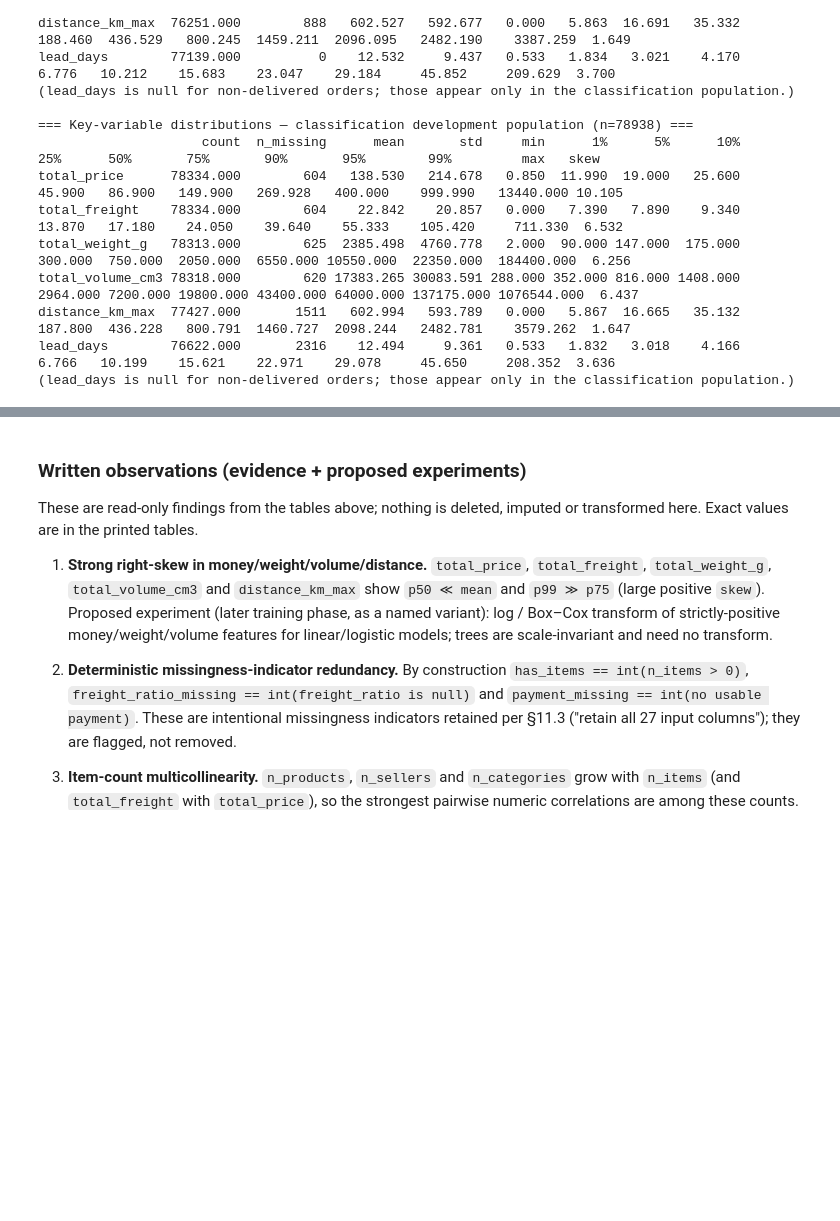
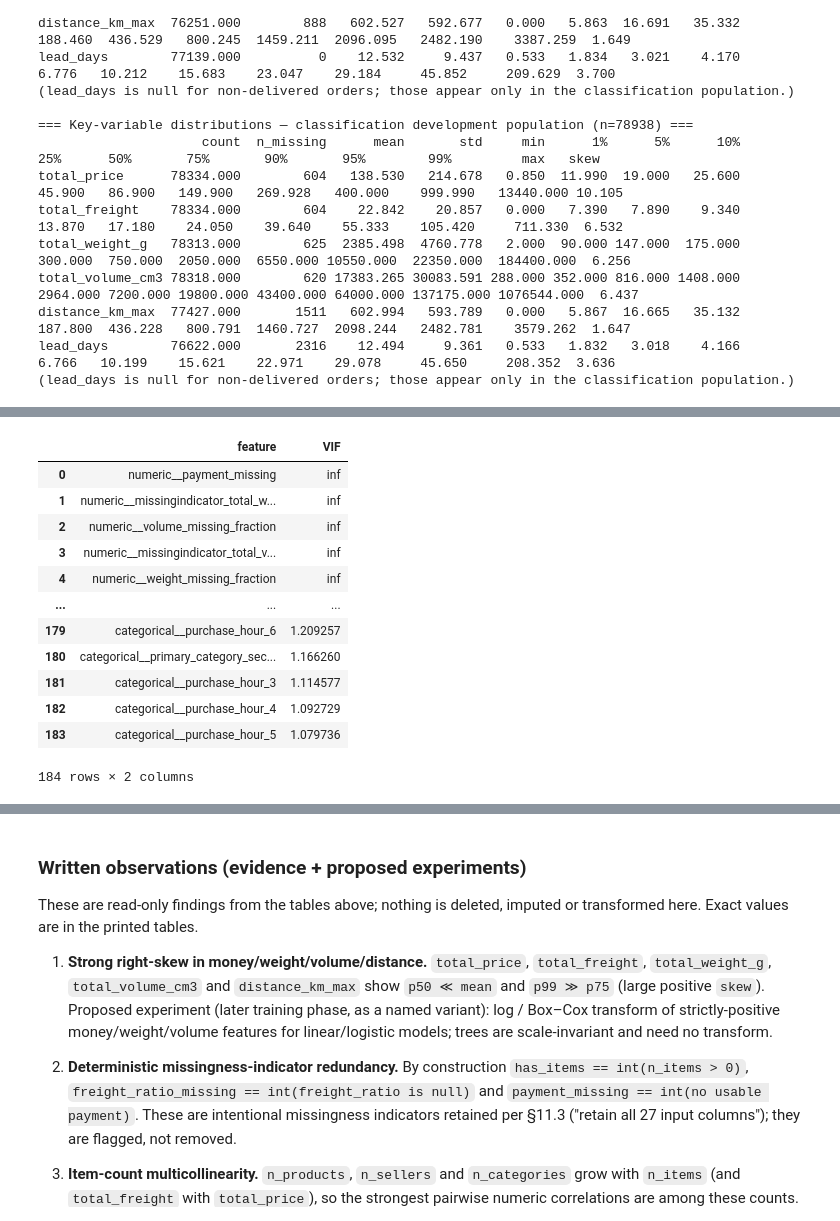
Before and after one commit to wuqianzong/Team11_IT5006_Ecommerce_Analytics_AY2627Sem1, a Jupyter notebook: notebooks/04_ml_feature_engineering.ipynb, the cells around one changed output, grey strips where cells are left out. Cells and saved outputs as stored; diff of their text form; code cells hidden in the pictures; blank space fills up the shorter version.

```diff
--- a/notebooks/04_ml_feature_engineering.ipynb
+++ b/notebooks/04_ml_feature_engineering.ipynb
@@ -545,0 +666,16 @@ n_products freight_ratio_missing     0.375
+# %%
+vif_table
+# %% [output]
+|  | feature | VIF |
+| 0 | numeric__payment_missing | inf |
+| 1 | numeric__missingindicator_total_w... | inf |
+| 2 | numeric__volume_missing_fraction | inf |
+| 3 | numeric__missingindicator_total_v... | inf |
+| 4 | numeric__weight_missing_fraction | inf |
+| ... | ... | ... |
+| 179 | categorical__purchase_hour_6 | 1.209257 |
+| 180 | categorical__primary_category_sec... | 1.166260 |
+| 181 | categorical__purchase_hour_3 | 1.114577 |
+| 182 | categorical__purchase_hour_4 | 1.092729 |
+| 183 | categorical__purchase_hour_5 | 1.079736 |
+184 rows × 2 columns
```
Also changed, not shown: parts of 17 cells of this notebook, 4 other files.
